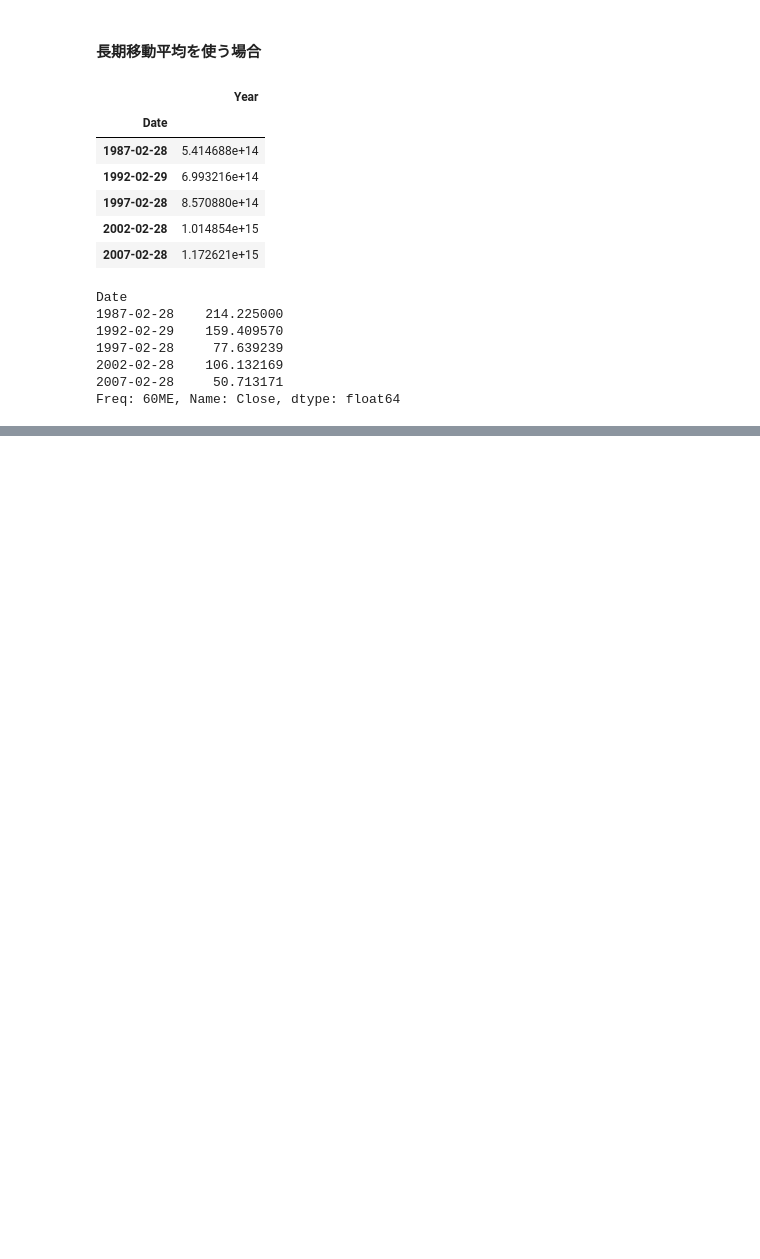
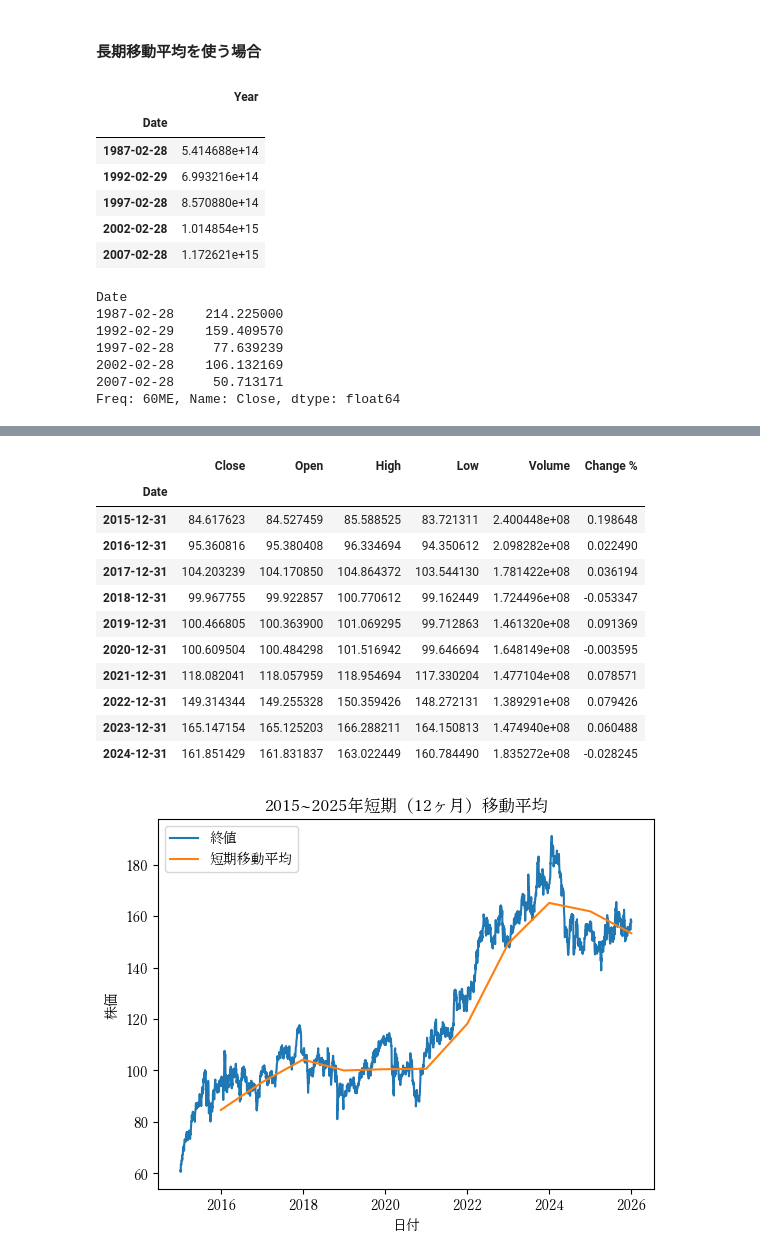
Before and after one commit to lktoby/stock_price, a Jupyter notebook: stock_price.ipynb, the cells around one changed output, grey strips where cells are left out. Drawn from its saved outputs; the diff is of its cells as text; code cells hidden in the pictures; blank space fills up the shorter version.

```diff
--- a/stock_price.ipynb
+++ b/stock_price.ipynb
@@ -566,0 +571,6 @@ plt.show()
+# %%
+start_date = pd.to_datetime("2015-01-05")
+end_date = pd.to_datetime("2025-12-30")
+df_10yr = df.loc[end_date:start_date]
+df_10yr = df_10yr.iloc[::-1]
+display(df_10yr.head())
@@ -566,0 +585,24 @@ plt.show()
+# %%
+df_10yrshort = df_10yr.resample("YE").mean()
+display(df_10yrshort.head(10))
+plt.plot(df_10yr.index, df_10yr["Close"], label="終値")
+plt.plot(df_10yrshort.index, df_10yrshort["Close"], label="短期移動平均")
+plt.title("2015~2025年短期（12ヶ月）移動平均")
+plt.xlabel("日付")
+plt.ylabel("株価")
+plt.legend()
+plt.show()
+# %% [output]
+|  | Close | Open | High | Low | Volume | Change % |
+| Date |  |  |  |  |  |  |
+| 2015-12-31 | 84.617623 | 84.527459 | 85.588525 | 83.721311 | 2.400448e+08 | 0.198648 |
+| 2016-12-31 | 95.360816 | 95.380408 | 96.334694 | 94.350612 | 2.098282e+08 | 0.022490 |
+| 2017-12-31 | 104.203239 | 104.170850 | 104.864372 | 103.544130 | 1.781422e+08 | 0.036194 |
+| 2018-12-31 | 99.967755 | 99.922857 | 100.770612 | 99.162449 | 1.724496e+08 | -0.053347 |
+| 2019-12-31 | 100.466805 | 100.363900 | 101.069295 | 99.712863 | 1.461320e+08 | 0.091369 |
+| 2020-12-31 | 100.609504 | 100.484298 | 101.516942 | 99.646694 | 1.648149e+08 | -0.003595 |
+| 2021-12-31 | 118.082041 | 118.057959 | 118.954694 | 117.330204 | 1.477104e+08 | 0.078571 |
+| 2022-12-31 | 149.314344 | 149.255328 | 150.359426 | 148.272131 | 1.389291e+08 | 0.079426 |
+| 2023-12-31 | 165.147154 | 165.125203 | 166.288211 | 164.150813 | 1.474940e+08 | 0.060488 |
+| 2024-12-31 | 161.851429 | 161.831837 | 163.022449 | 160.784490 | 1.835272e+08 | -0.028245 |
+[figure, added]
```
Also changed, not shown: parts of 51 cells of this notebook, 2 other files.
